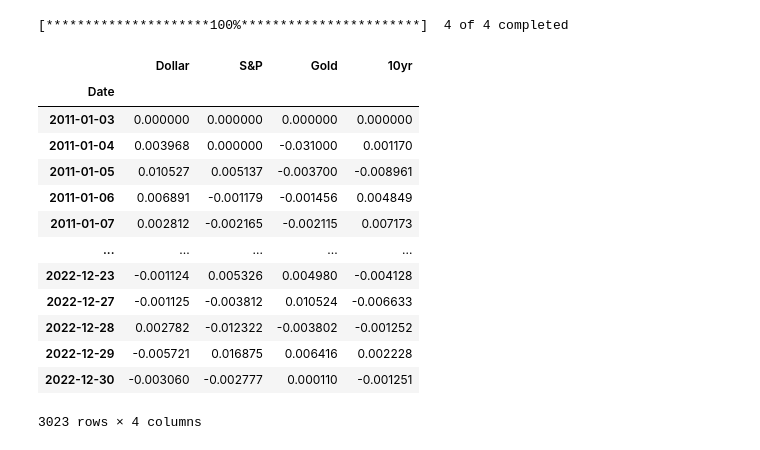
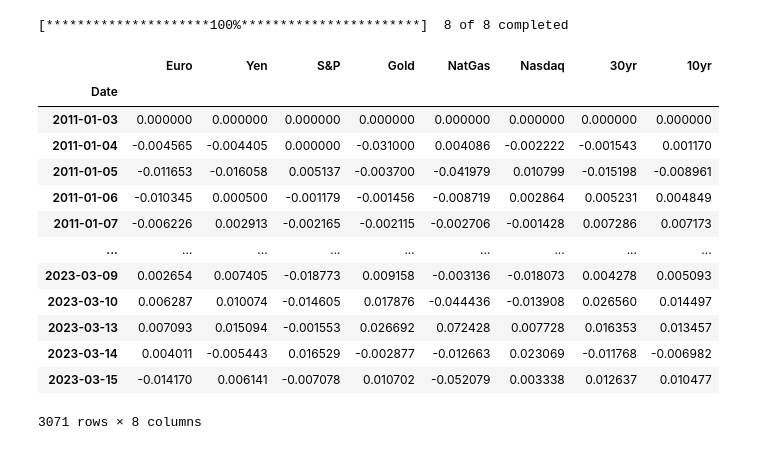
Before and after one commit to tjkang01/quantTools, a Jupyter notebook: optimization_example.ipynb, the cells around one changed output. Saved outputs shown, nothing was run; the diff lists cells and outputs as text; code cells hidden in the pictures.

```diff
--- a/optimization_example.ipynb
+++ b/optimization_example.ipynb
@@ -8,27 +9,32 @@ sns.set()
 %matplotlib inline
 # %%
 # Define tickers in consideration:
-tickers = ['ES=F', 'ZN=F','DX=F', 'GC=F']
-labels  = ['S&P','10yr', 'Dollar', 'Gold']
+# Smaller asset set for testing
+# tickers = ['ES=F', 'ZN=F','DX=F', 'GC=F']
+# labels  = ['S&P','10yr', 'Dollar', 'Gold']
+
+# Larger asset set to test effective # of bets
+tickers = ['ES=F', 'NQ=F', 'ZN=F', 'ZB=F', '6E=F', '6J=F','GC=F', 'NG=F']
+labels  = ['S&P', 'Nasdaq', '10yr', '30yr', 'Euro', 'Yen', 'Gold', 'NatGas']
 mapping = dict(zip(tickers, labels))
 
 # Load data for relevant tickers
-data = Data(tickers=tickers, start_date='2011-01-02', end_date='2022-12-31')
+data = Data(tickers=tickers, start_date='2011-01-02', end_date='2023-03-15')
 data.rets.rename(columns=mapping, inplace=True)
 data.rets.fillna(0)
 # %% [output]
-[*********************100%***********************]  4 of 4 completed
+[*********************100%***********************]  8 of 8 completed
-|  | Dollar | S&P | Gold | 10yr |
-| Date |  |  |  |  |
-| 2011-01-03 | 0.000000 | 0.000000 | 0.000000 | 0.000000 |
-| 2011-01-04 | 0.003968 | 0.000000 | -0.031000 | 0.001170 |
-| 2011-01-05 | 0.010527 | 0.005137 | -0.003700 | -0.008961 |
-| 2011-01-06 | 0.006891 | -0.001179 | -0.001456 | 0.004849 |
-| 2011-01-07 | 0.002812 | -0.002165 | -0.002115 | 0.007173 |
-| ... | ... | ... | ... | ... |
-| 2022-12-23 | -0.001124 | 0.005326 | 0.004980 | -0.004128 |
-| 2022-12-27 | -0.001125 | -0.003812 | 0.010524 | -0.006633 |
-| 2022-12-28 | 0.002782 | -0.012322 | -0.003802 | -0.001252 |
-| 2022-12-29 | -0.005721 | 0.016875 | 0.006416 | 0.002228 |
-| 2022-12-30 | -0.003060 | -0.002777 | 0.000110 | -0.001251 |
+|  | Euro | Yen | S&P | Gold | NatGas | Nasdaq | 30yr | 10yr |
+| Date |  |  |  |  |  |  |  |  |
+| 2011-01-03 | 0.000000 | 0.000000 | 0.000000 | 0.000000 | 0.000000 | 0.000000 | 0.000000 | 0.000000 |
+| 2011-01-04 | -0.004565 | -0.004405 | 0.000000 | -0.031000 | 0.004086 | -0.002222 | -0.001543 | 0.001170 |
+| 2011-01-05 | -0.011653 | -0.016058 | 0.005137 | -0.003700 | -0.041979 | 0.010799 | -0.015198 | -0.008961 |
+| 2011-01-06 | -0.010345 | 0.000500 | -0.001179 | -0.001456 | -0.008719 | 0.002864 | 0.005231 | 0.004849 |
+| 2011-01-07 | -0.006226 | 0.002913 | -0.002165 | -0.002115 | -0.002706 | -0.001428 | 0.007286 | 0.007173 |
+| ... | ... | ... | ... | ... | ... | ... | ... | ... |
+| 2023-03-09 | 0.002654 | 0.007405 | -0.018773 | 0.009158 | -0.003136 | -0.018073 | 0.004278 | 0.005093 |
+| 2023-03-10 | 0.006287 | 0.010074 | -0.014605 | 0.017876 | -0.044436 | -0.013908 | 0.026560 | 0.014497 |
+| 2023-03-13 | 0.007093 | 0.015094 | -0.001553 | 0.026692 | 0.072428 | 0.007728 | 0.016353 | 0.013457 |
+| 2023-03-14 | 0.004011 | -0.005443 | 0.016529 | -0.002877 | -0.012663 | 0.023069 | -0.011768 | -0.006982 |
+| 2023-03-15 | -0.014170 | 0.006141 | -0.007078 | 0.010702 | -0.052079 | 0.003338 | 0.012637 | 0.010477 |
-3023 rows × 4 columns
+3071 rows × 8 columns
```
Also changed, not shown: parts of 15 cells of this notebook.
